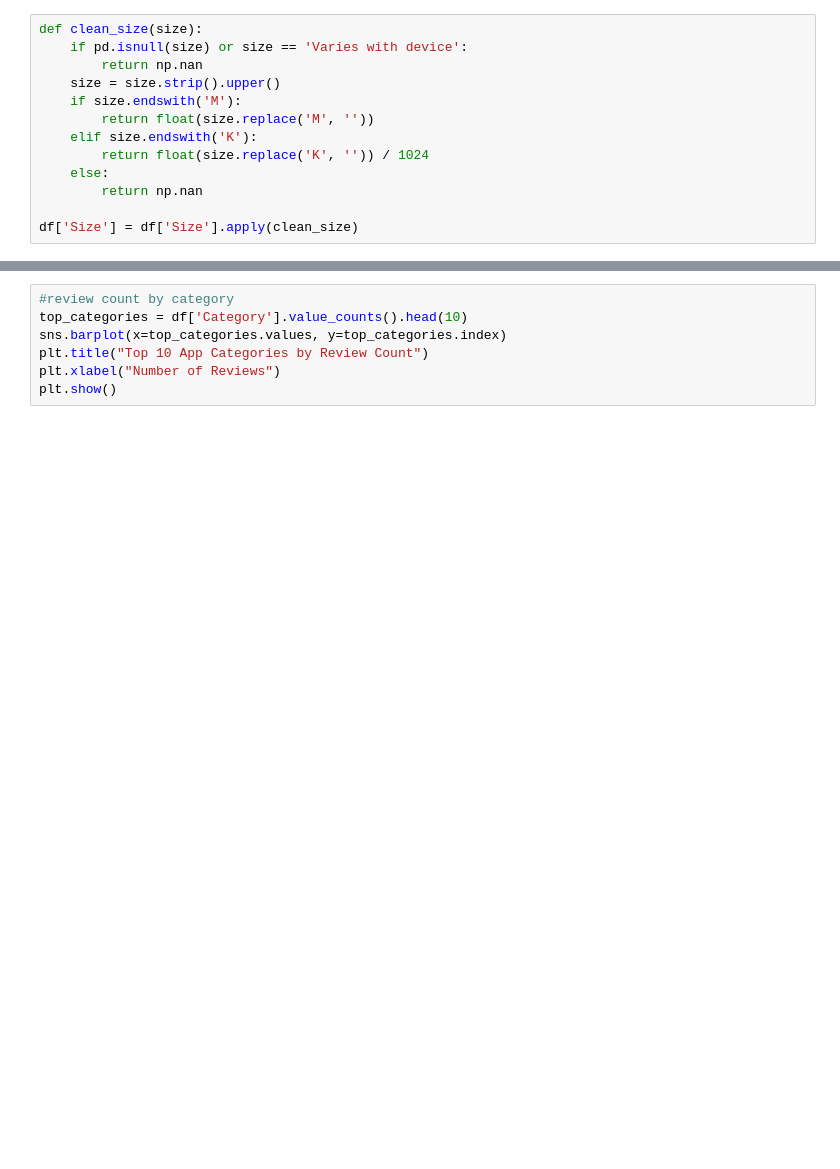
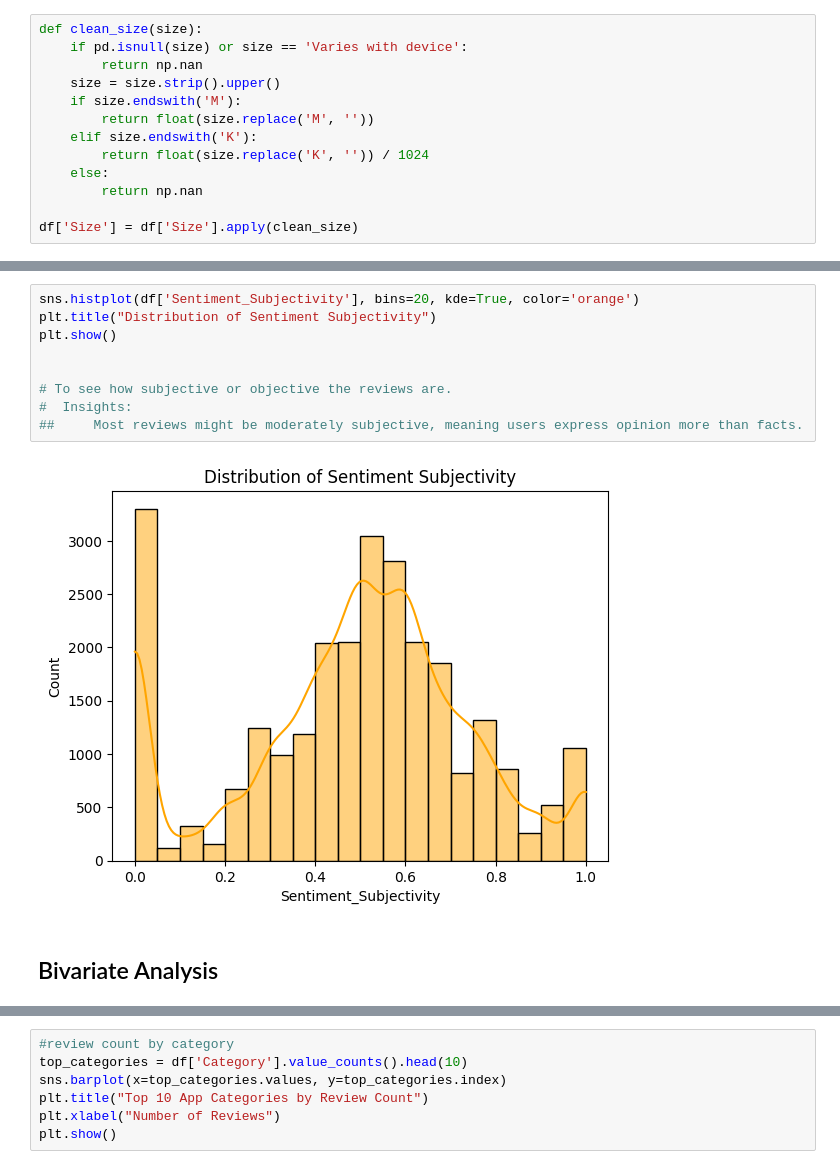
Before and after one commit to ashokrawatt/New-ML-Project, a Jupyter notebook: notebook/EDA.ipynb, the cells around one changed output, grey strips where cells are left out. Saved outputs shown, nothing was run; the diff lists cells and outputs as text; blank space fills up the shorter version.

```diff
--- a/notebook/EDA.ipynb
+++ b/notebook/EDA.ipynb
@@ -151,3 +170,16 @@ plt.show()
+# %%
+sns.histplot(df['Sentiment_Subjectivity'], bins=20, kde=True, color='orange')
+plt.title("Distribution of Sentiment Subjectivity")
+plt.show()
+
+
+# To see how subjective or objective the reviews are.
+#  Insights:
+##     Most reviews might be moderately subjective, meaning users express opinion more than facts.
+# %% [output]
+[figure, added]
+# %% [markdown]
+## Bivariate Analysis
 # %%
 # Rating vs Sentiment
 sns.boxplot(x='Sentiment', y='Rating', data=df)
```
Also changed, not shown: parts of 30 cells of this notebook, 3 other files.
